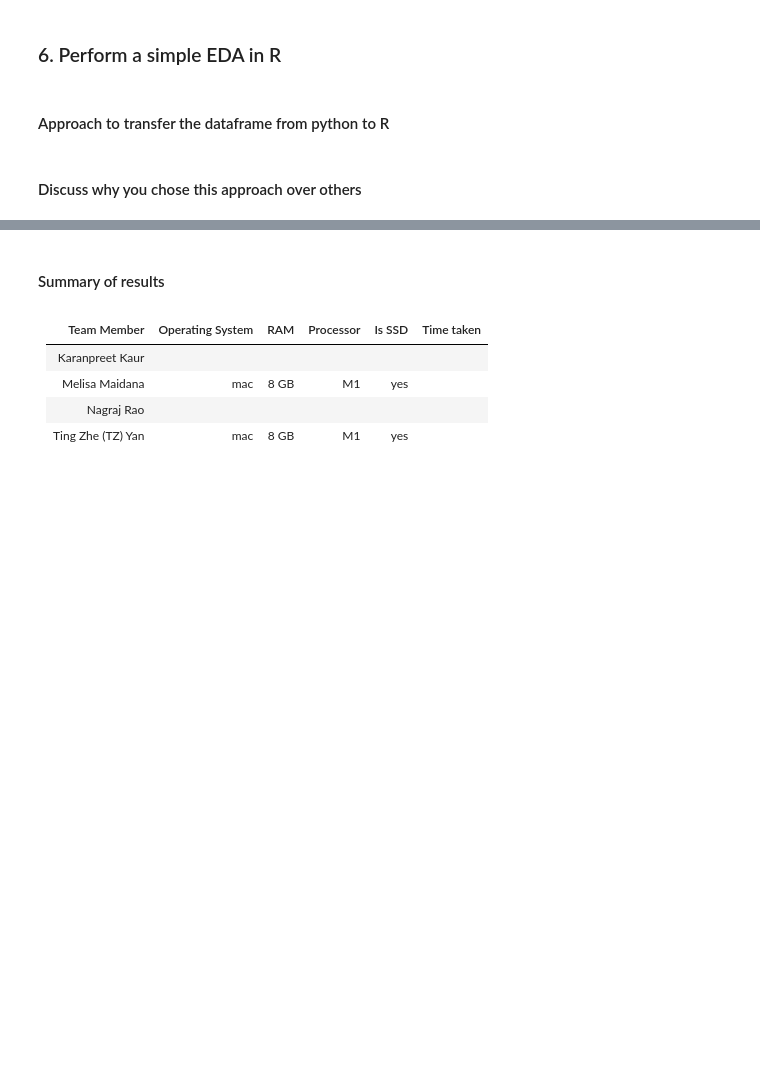
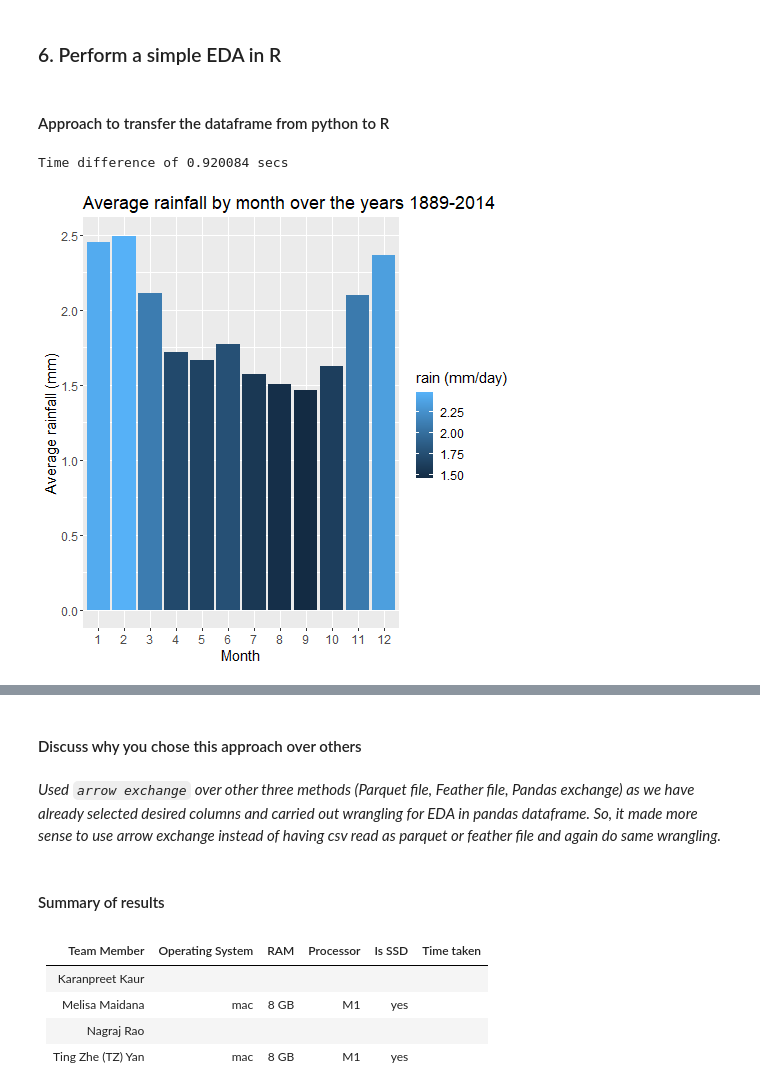
Before and after one commit to UBC-MDS/dsci_525_group18, a Jupyter notebook: notebooks/milestone_1.ipynb, the cells around one changed output, grey strips where cells are left out. Saved outputs shown, nothing was run; the diff lists cells and outputs as text; code cells hidden in the pictures; blank space fills up the shorter version.

```diff
--- a/notebooks/milestone_1.ipynb
+++ b/notebooks/milestone_1.ipynb
@@ -112,3 +118,6 @@ df.head()
 # %%
-df.dtypes
+%%time
+use_cols = ['rain (mm/day)', 'time']
+df = pd.read_csv('figsharerainfall/combined_data.csv', usecols=use_cols, index_col=False,
+                 dtype={'rain (mm/day)':'float32'})
 # %% [output]
@@ -121,0 +131,4 @@ dtype: object
+# %%
+%%time
+df['month'] = pd.to_datetime(df['time']).dt.month
+df = df.groupby(['month'], as_index=False).agg({'rain (mm/day)':'mean'})
@@ -155,5 +181,3 @@ Wall time: 31.8 s
 ### 6. Perform a simple EDA in R
 # %% [markdown]
 #### Approach to transfer the dataframe from python to R
-# %% [markdown]
-#### Discuss why you chose this approach over others
@@ -159,0 +186,17 @@ Wall time: 31.8 s
+# %%
+%%time
+%%R -i df
+start_time <- Sys.time()
+suppressMessages(library(dplyr))
+suppressMessages(library(ggplot2))
+p <- ggplot(df, aes(x=as.factor(month), y=`rain (mm/day)`, fill=`rain (mm/day)`)) +
+     geom_bar(stat='identity') +
+     labs(x = 'Month', y='Average rainfall (mm)', title='Average rainfall by month over the years 1889-2014') +
+    theme(text=element_text(size=15))
+
+end_time <- Sys.time()
+print(p)
+print(end_time - start_time)
+# %% [output]
+Time difference of 0.920084 secs
+[figure, added]
@@ -160,3 +205,7 @@ Wall time: 31.8 s
+# %% [markdown]
+#### Discuss why you chose this approach over others
+# %% [markdown]
+_Used `arrow exchange` over other three methods (Parquet file, Feather file, Pandas exchange) as we have already selected desired columns and carried out wrangling for EDA in pandas dataframe. So, it made more sense to use arrow exchange instead of having csv read as parquet or feather file and again do same wrangling._
 # %% [markdown]
 #### Summary of results
 # %% [markdown]
```
Also changed, not shown: parts of 13 cells of this notebook.
